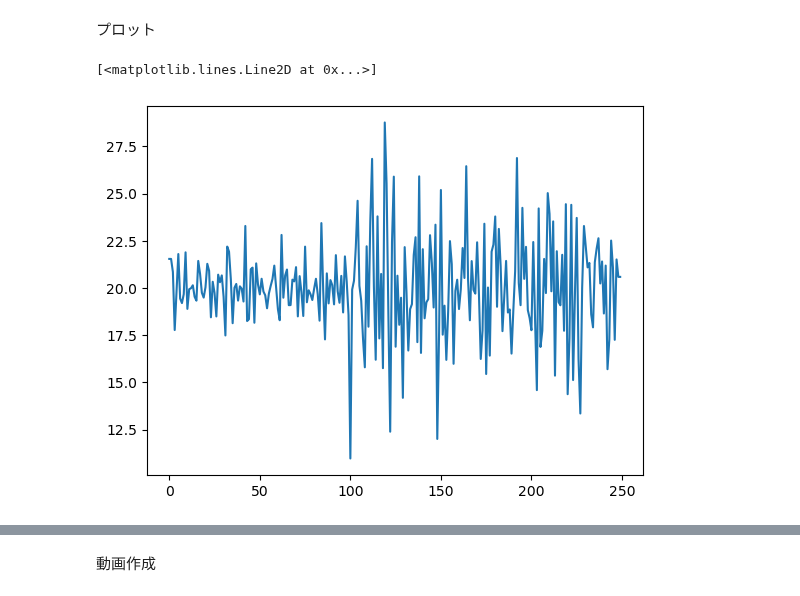
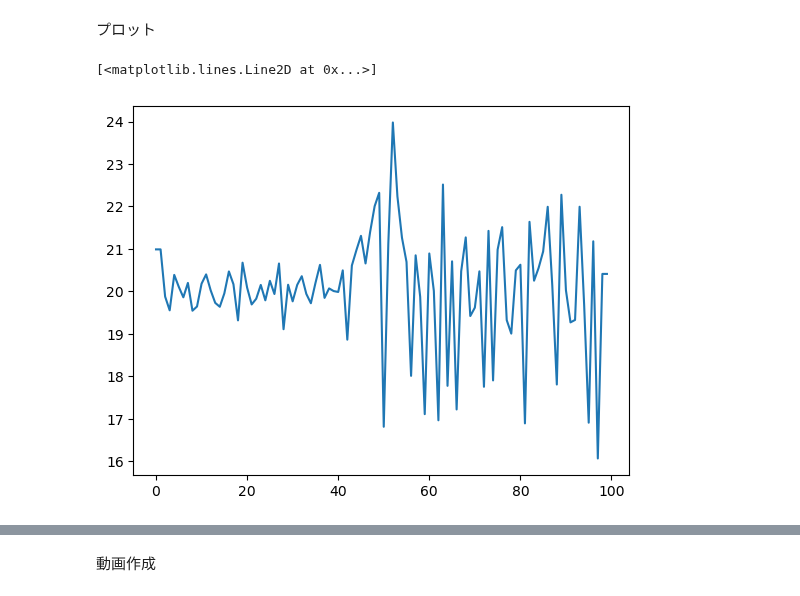
Before and after one commit to keita-akutagawa/MHD-PIC, a Jupyter notebook: 1D/Alfven_MHD-PIC_Sugiyama.ipynb, the cells around one changed output, grey strips where cells are left out. Cells and saved outputs as stored; diff of their text form; code cells hidden in the pictures.

```diff
--- a/1D/Alfven_MHD-PIC_Sugiyama.ipynb
+++ b/1D/Alfven_MHD-PIC_Sugiyama.ipynb
@@ -517,11 +516,11 @@ current_y_mhd[-1] = current_y_mhd[-2]
 current_z_mhd[0] = current_z_mhd[1]
 current_z_mhd[-1] = current_z_mhd[-2]
 # %%
-plt.plot(zeroth_moment_ion)
+plt.plot(zeroth_moment_electron_time_ave[:])
 #plt.plot(convolve_parameter(zeroth_moment_electron, 10))
 # %% [output]
 [<matplotlib.lines.Line2D at 0x...>]
-[figure, old version]
+[figure, new version]
 # %%
 fig = plt.figure(figsize=(8, 4))
 ax1 = fig.add_subplot(111)
```
Also changed, not shown: parts of 7 cells of this notebook, 2 other files.
